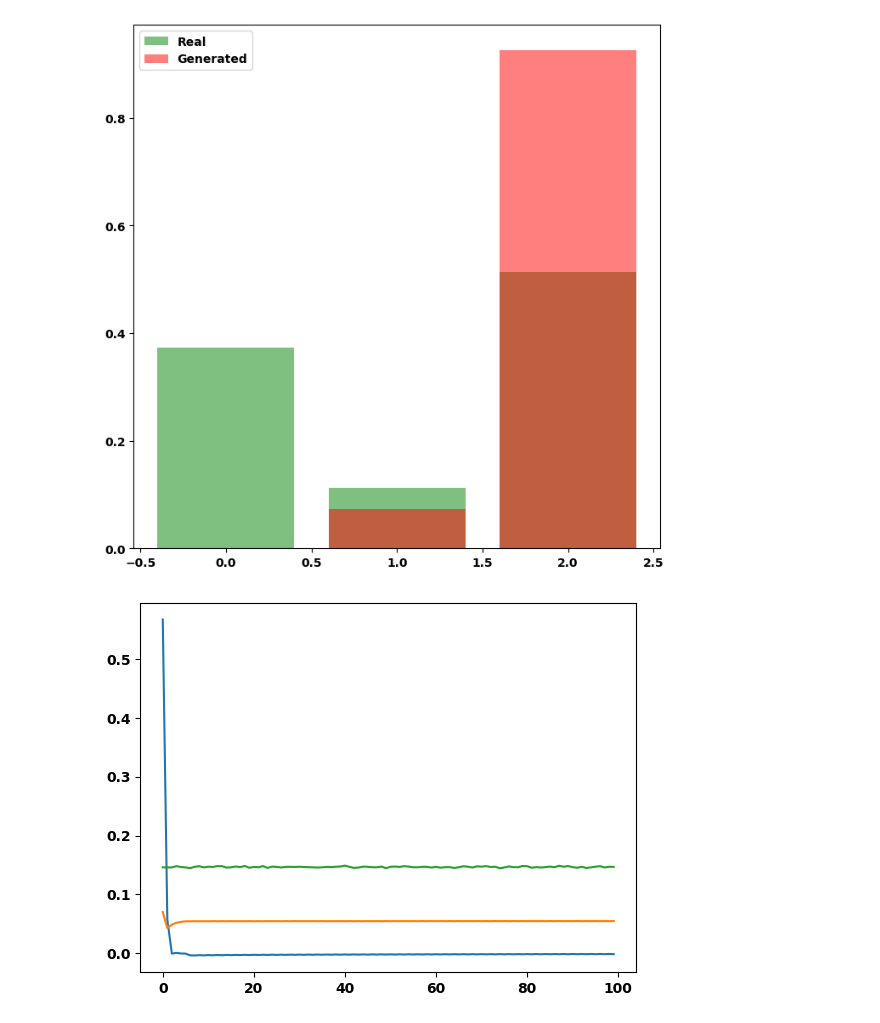
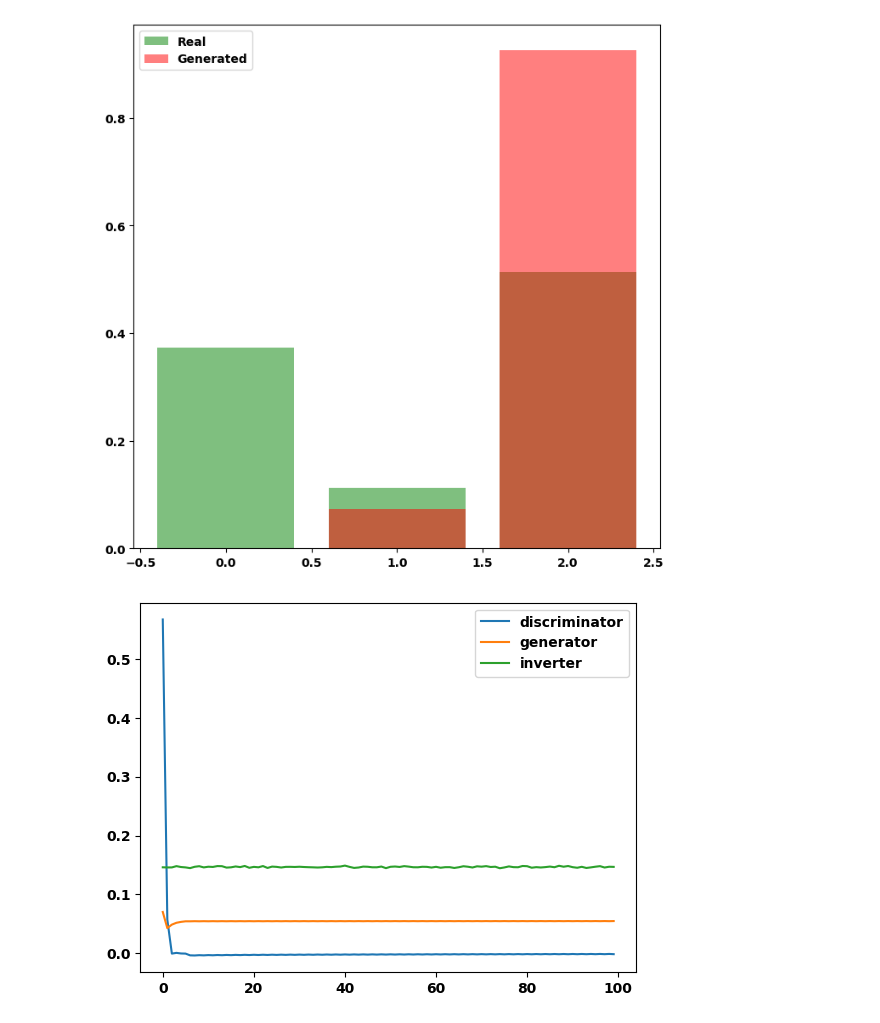
Before and after one commit to Barry0121/graph-neural-net-benchmark, a Jupyter notebook: src/visualization.ipynb, the cells around one changed output. Saved outputs shown, nothing was run; the diff lists cells and outputs as text; code cells hidden in the pictures.

```diff
--- a/src/visualization.ipynb
+++ b/src/visualization.ipynb
@@ -135,17 +135,17 @@ max previous node: 10
 # %%
 def plot_losses():
     dloss_fp = './cache/graphrnn/loss_results/discriminator_loss.txt'
     gloss_fp = './cache/graphrnn/loss_results/generator_loss.txt'
     iloss_fp = './cache/graphrnn/loss_results/inverter_loss.txt'
 
     dloss = np.loadtxt(dloss_fp)
     gloss = np.loadtxt(gloss_fp)
     iloss = np.loadtxt(iloss_fp)
 
     plt.plot(dloss, label='discriminator')
     plt.plot(gloss, label='generator')
     plt.plot(iloss, label='inverter')
-
+    plt.legend()
 plot_losses()
 # %% [output]
-[figure, old version]
+[figure, new version]
```
Also changed, not shown: 2 other files.
